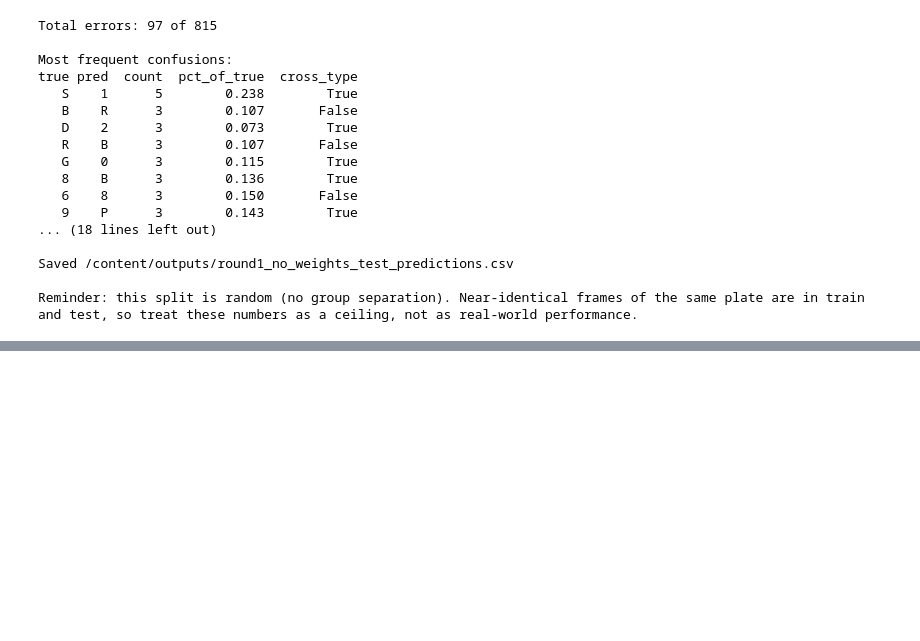
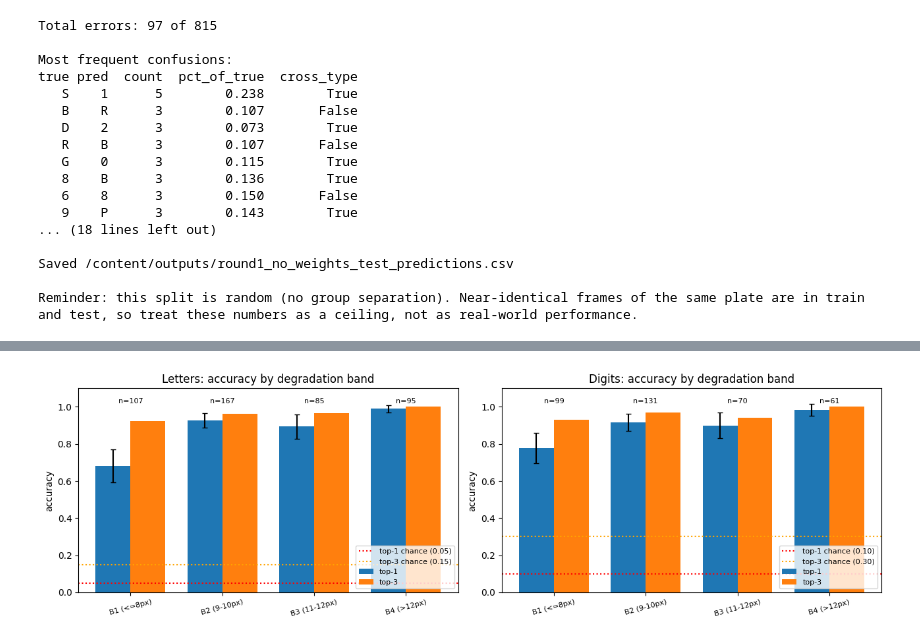
Before and after one commit to leandroxxxxx/lowres-plate-char-classification, a Jupyter notebook: lowres-plate-char-classification.ipynb, the cells around one changed output, grey strips where cells are left out. Drawn from its saved outputs; the diff is of its cells as text; code cells hidden in the pictures; blank space fills up the shorter version.

```diff
--- a/lowres-plate-char-classification.ipynb
+++ b/lowres-plate-char-classification.ipynb
@@ -1599,0 +1602,97 @@ Reminder: this split is random (no group separation). Near-identical frames of t
+# %%
+# ---------------------------------------------------------------
+# 1) Define the bands from quantiles of orig_h
+# ---------------------------------------------------------------
+# orig_h = plate height in pixels in the original frame = our degradation proxy.
+# Small orig_h = far from the camera = heavily degraded. Band 1 is therefore the MOST degraded.
+N_BANDS = 4  # number of bands (4 = quartiles)
+
+qs = np.linspace(0, 1, N_BANDS + 1)[1:-1]  # inner quantile levels: 0.25, 0.5, 0.75 for 4 bands
+train_h = df.loc[idx_train, "orig_h"].to_numpy()  # use the TRAIN heights to define the edges
+# Edges come from the training set so the band definition does not depend on the test data, and the
+# same edges can be reused in other runs. method="lower" returns real values (integer heights).
+edges = np.unique(np.quantile(train_h, qs, method="lower"))  # unique() drops repeated edges caused by ties
+bins = np.concatenate([[-np.inf], edges, [np.inf]])  # open-ended first and last bands
+
+labels = []  # readable band names with their pixel ranges
+for k in range(len(bins) - 1):  # one label per band
+    lo, hi = bins[k], bins[k + 1]  # lower and upper edge of this band
+    if k == 0:  # most degraded band
+        labels.append(f"B1 (<={int(hi)}px)")  # everything up to the first edge
+    elif k == len(bins) - 2:  # least degraded band
+        labels.append(f"B{k + 1} (>{int(lo)}px)")  # everything above the last edge
+    else:  # middle bands
+        labels.append(f"B{k + 1} ({int(lo) + 1}-{int(hi)}px)")  # heights are integers, so lo + 1
+print(f"Band edges (orig_h, from train): {edges.tolist()} -> {len(labels)} bands")  # report the edges used
+
+test_df["band"] = pd.cut(test_df["orig_h"], bins=bins, labels=labels)  # assign each test sample to a band (right-inclusive)
+
+# ---------------------------------------------------------------
+# 2) Metrics per band (all classes, then letters and digits separately)
+# ---------------------------------------------------------------
+overall = test_df.groupby("band", observed=True).agg(  # one row per band
+    n=("correct", "size"),  # test samples in the band
+    top1=("correct", "mean"),  # top-1 accuracy
+    top3=("top3_ok", "mean"),  # top-3 accuracy
+    mean_conf=("conf", "mean"),  # average confidence the model reported
+)
+print("\nAll classes, by band (B1 = most degraded):")  # section title
+print(overall.round(3).to_string())  # table
+# Confidence above accuracy means the model is overconfident there. Proper calibration comes later.
+
+res = test_df.groupby(["band", "is_letter"], observed=True).agg(  # one row per (band, kind)
+    n=("correct", "size"), top1=("correct", "mean"), top3=("top3_ok", "mean"), mean_conf=("conf", "mean"),  # same metrics
+).reset_index()
+res["kind"] = res["is_letter"].map({True: "letters", False: "digits"})  # readable names
+res["chance"] = res["kind"].map({"letters": 1 / n_active_letters, "digits": 1 / n_active_digits})  # random-guess top-1
+res["x_chance"] = res["top1"] / res["chance"]  # how many times better than guessing
+# Rough 95% margin of error of a proportion: with few samples per band the numbers are noisy.
+res["ci95"] = 1.96 * np.sqrt(res["top1"] * (1 - res["top1"]) / res["n"])  # normal approximation
+
+print("\nLetters and digits, by band:")  # section title
+print(res[["band", "kind", "n", "top1", "top3", "mean_conf", "chance", "x_chance", "ci95"]].round(3).to_string(index=False))  # table
+
+# ---------------------------------------------------------------
+# 3) Plot: top-1 and top-3 per band, one panel per kind
+# ---------------------------------------------------------------
+fig, axes = plt.subplots(1, 2, figsize=(13, 4))  # letters on the left, digits on the right
+x = np.arange(len(labels))  # one position per band
+width = 0.38  # bar width
+for ax, kind in zip(axes, ["letters", "digits"]):  # one panel per kind
+    sub = res[res["kind"] == kind].set_index("band").reindex(labels)  # keep band order, NaN if a band is empty
+    chance = 1 / (n_active_letters if kind == "letters" else n_active_digits)  # top-1 chance for this kind
+    ax.bar(x - width / 2, sub["top1"], width, yerr=sub["ci95"], capsize=3, label="top-1")  # top-1 with error bars
+    ax.bar(x + width / 2, sub["top3"], width, label="top-3")  # top-3
+    ax.axhline(chance, color="red", linestyle=":", label=f"top-1 chance ({chance:.2f})")  # random-guess line for top-1
+    ax.axhline(min(3 * chance, 1.0), color="orange", linestyle=":", label=f"top-3 chance ({min(3 * chance, 1.0):.2f})")  # for top-3
+    for xi, n in zip(x, sub["n"].fillna(0).astype(int)):  # write the sample count above each band
+        ax.text(xi, 1.02, f"n={n}", ha="center", fontsize=8)  # small label at the top
+    ax.set_xticks(x)  # one tick per band
+    ax.set_xticklabels(labels, rotation=15, fontsize=8)  # band names
+    ax.set_ylim(0, 1.1)  # leave room for the n= labels
+    ax.set_title(f"{kind.capitalize()}: accuracy by degradation band")  # title
+    ax.set_ylabel("accuracy")  # y label
+    ax.legend(fontsize=8, loc="lower right")  # legend
+plt.tight_layout()  # avoid overlapping
+plt.show()  # draw it
+
+# ---------------------------------------------------------------
+# 4) Does the model learn anything in the worst bands?
+# ---------------------------------------------------------------
+print("\nReading:")  # section title
+weak = res[res["x_chance"] < 2]  # bands where top-1 is less than 2x chance
+if len(weak):  # some band is close to guessing
+    for _, r in weak.iterrows():  # list them
+        print(f"  {r['band']} / {r['kind']}: top-1 {r['top1']:.3f} is only {r['x_chance']:.1f}x chance ({r['chance']:.3f})")  # warn
+else:  # everything is clearly above chance
+    print("  Every band is at least 2x above chance for both letters and digits.")  # good news
+worst = overall.iloc[0]  # the most degraded band
+print(f"  Most degraded band: top-1 {worst['top1']:.3f} vs {overall.iloc[-1]['top1']:.3f} in the least degraded one.")  # the drop
+
+# ---------------------------------------------------------------
+# 5) Save the table to compare rounds later
+# ---------------------------------------------------------------
+band_path = OUTPUT_DIR / f"{RUN_NAME}_band_results.csv"  # one file per experiment
+res.drop(columns=["is_letter"]).to_csv(band_path, index=False)  # save it
+print(f"\nSaved {band_path}")  # confirm the location
+# %% [output]
@@ -1599,0 +1719 @@ Reminder: this split is random (no group separation). Near-identical frames of t
+[figure, added]
```
Also changed, not shown: parts of 6 cells of this notebook.
